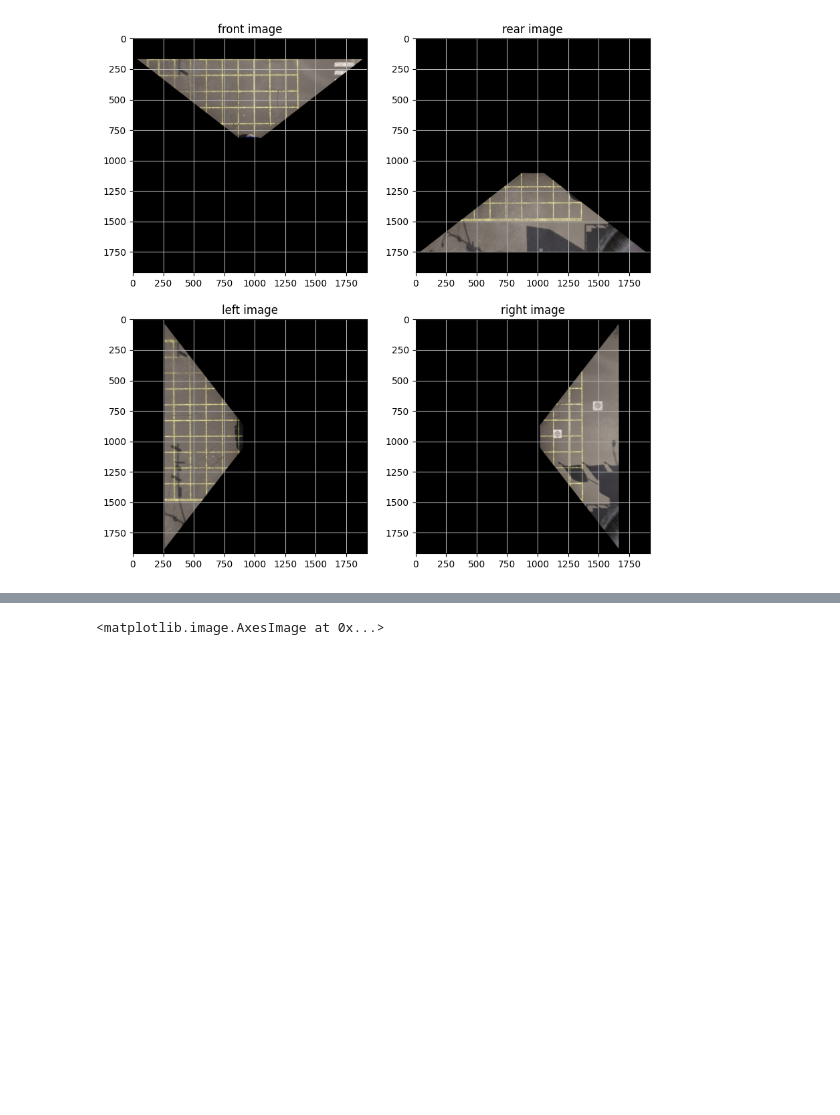
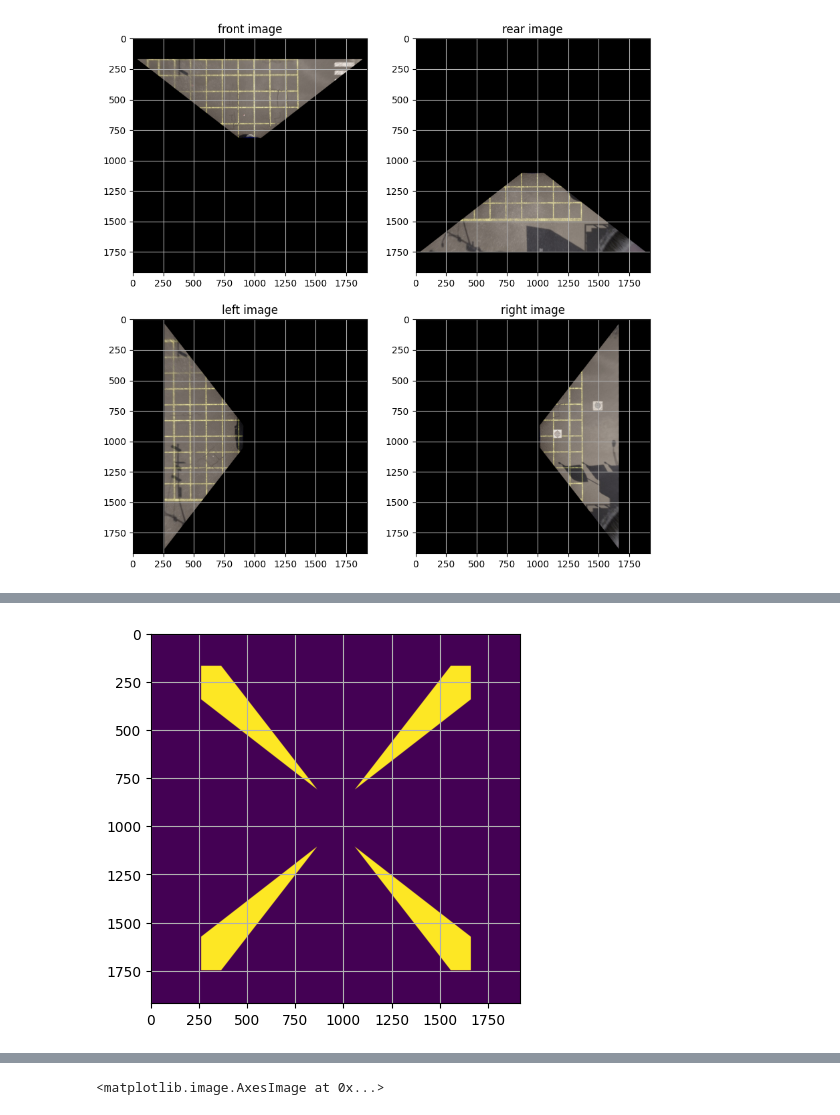
Before and after one commit to jinbeomjeong/surround_view, a Jupyter notebook: surround_view.ipynb, the cells around one changed output, grey strips where cells are left out. Drawn from its saved outputs; the diff is of its cells as text; code cells hidden in the pictures; blank space fills up the shorter version.

```diff
--- a/surround_view.ipynb
+++ b/surround_view.ipynb
@@ -213,0 +237,12 @@ np.min(front_img_mask)
+# %%
+a = np.bitwise_and(front_img_mask, left_img_mask)
+b = np.bitwise_and(front_img_mask, right_img_mask)
+c = np.bitwise_and(rear_img_mask, left_img_mask)
+d = np.bitwise_and(rear_img_mask, right_img_mask)
+
+e = a+b+c+d
+
+plt.imshow(e)
+plt.grid(True)
+# %% [output]
+[figure, added]
```
Also changed, not shown: parts of 16 cells of this notebook, 2 other files.
